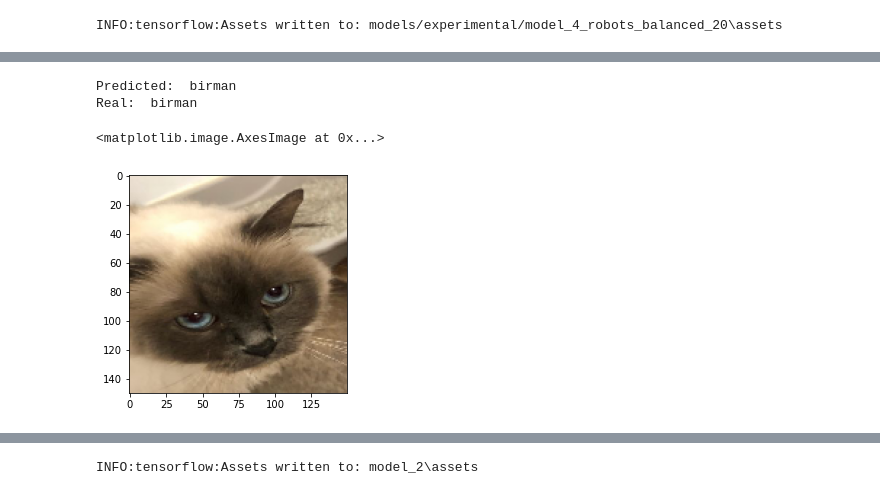
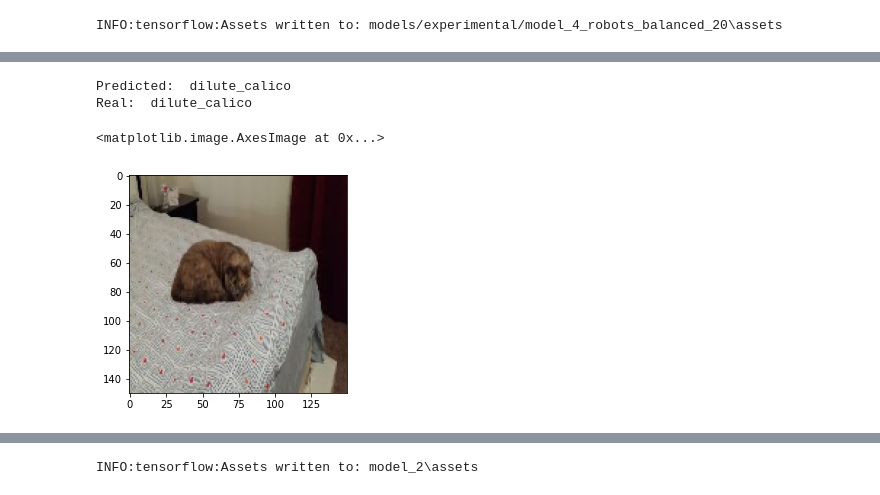
Before and after one commit to cat-pedigree/CatPedigree_ML_Model, a Jupyter notebook: experimental_model_1_robots_21_class.ipynb, the cells around one changed output, grey strips where cells are left out. Saved outputs shown, nothing was run; the diff lists cells and outputs as text; code cells hidden in the pictures.

```diff
--- a/experimental_model_1_robots_21_class.ipynb
+++ b/experimental_model_1_robots_21_class.ipynb
@@ -17,6 +21,6 @@ from tensorflow import keras
 # %%
 def train_val_generators(TRAINING_DIR, TESTING_DIR):
-    train_datagen = ImageDataGenerator(
+    train_datagen = ImageDataGenerator(rescale=1./255,
                                       rotation_range=40,
                                       width_shift_range=0.2,
                                       height_shift_range=0.2,
@@ -30,7 +34,7 @@ def train_val_generators(TRAINING_DIR, TESTING_DIR):
                                                        class_mode='categorical',
                                                        target_size=(150,150))
 
-    validation_datagen = ImageDataGenerator()
+    validation_datagen = ImageDataGenerator(rescale=1./255)
     validation_generator = validation_datagen.flow_from_directory(directory=TESTING_DIR,
                                                                   batch_size=15,
                                                                  class_mode='categorical',
@@ -444,22 +492,22 @@ saved_model = tf.keras.models.load_model('model_4_robots_balanced_20')
 # %%
 from keras.preprocessing import image
 import numpy as np
 import matplotlib.pyplot as plt
 import random
 import os
 
-class_name = "birman"
+class_name = "dilute_calico"
 random_image = random.sample(os.listdir(f'../ROBOTSDATASET/testing/{class_name}/'), 1)
-img_path = "../ROBOTSDATASET/testing/birman/" + random_image[0]
+img_path = f"../ROBOTSDATASET/testing/{class_name}/" + random_image[0]
 img = image.load_img(img_path, target_size=(150, 150))
 x = image.img_to_array(img)
 x = x/255.
 x = np.expand_dims(x, axis=0)
 print("Predicted: " , list_of_class[np.argmax(saved_model.predict(x))])
 print("Real: ", class_name)
 plt.imshow(img)
 # %% [output]
-Predicted:  birman
-Real:  birman
+Predicted:  dilute_calico
+Real:  dilute_calico
 <matplotlib.image.AxesImage at 0x...>
-[figure, old version]
+[figure, new version]
```
Also changed, not shown: parts of 17 cells of this notebook, 2 other files.
